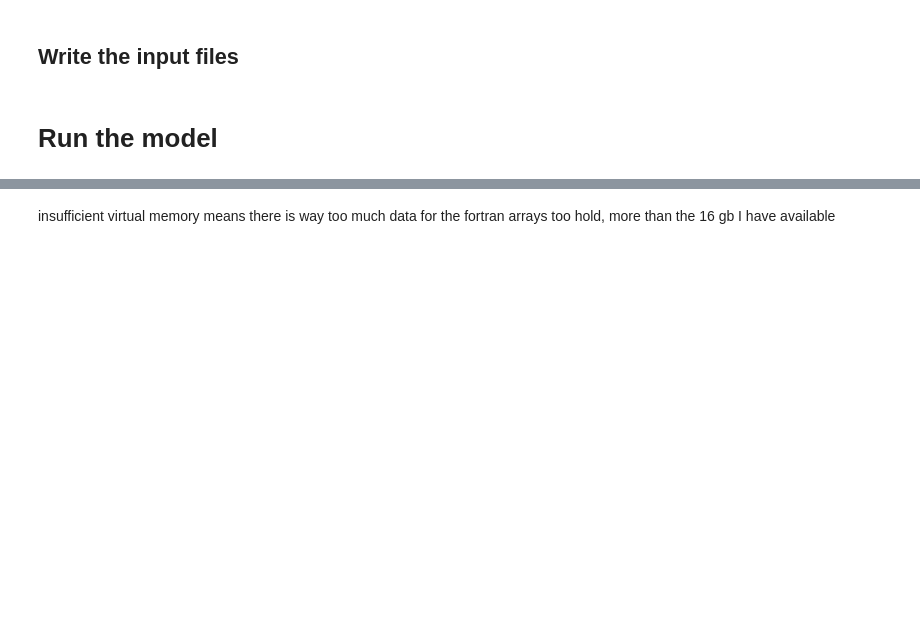
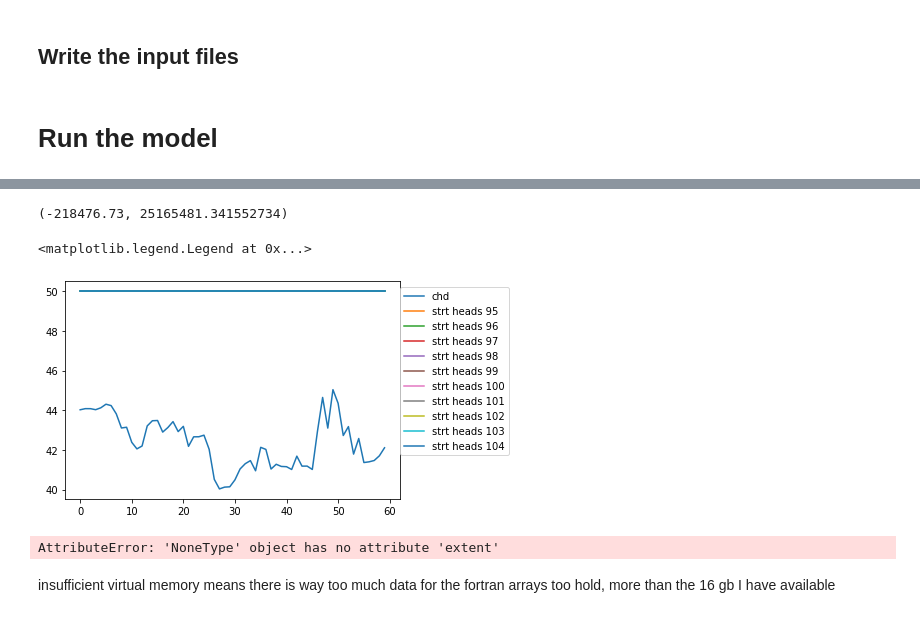
Before and after one commit to andrewcalderwood/CosumnesRiverRecharge, a Jupyter notebook: modflow_development/RIV_Regional/WEL_RIV_RCH_GHB_tprogs.ipynb, the cells around one changed output, grey strips where cells are left out. Cells and saved outputs as stored; diff of their text form; code cells hidden in the pictures; blank space fills up the shorter version.

Commit message:
First push into Riv regional

```diff
--- a/modflow_development/RIV_Regional/WEL_RIV_RCH_GHB_tprogs.ipynb
+++ b/modflow_development/RIV_Regional/WEL_RIV_RCH_GHB_tprogs.ipynb
@@ -146,11 +150,12 @@ elif os.path.exists(c_dir):
 
 loadpth = loadpth +'/GWFlowModel/Cosumnes/Cosumnes_simple/'
 model_ws = loadpth+'WEL_RIV_RCH_tprogs_'+str(nlay)+'layers'
+# %%
+m = flopy.modflow.Modflow(modelname = 'MF', exe_name = 'mf2005.exe',
+                          version = 'mf2005', model_ws=model_ws)
+# m = flopy.modflow.Modflow(modelname = 'MF', exe_name = 'mf2005.exe',
+#                           version = 'mf2005', model_ws='data')
 # %%
-m = flopy.modflow.Modflow(modelname = 'MF', exe_name = 'MODFLOW-NWT.exe',
-                          version = 'mfnwt', model_ws=model_ws)
-# m = flopy.modflow.Modflow(modelname = 'MF', exe_name = 'mf2005',
-#                           version = 'mf2005', model_ws='data')
 #lenuni = 1 is in ft, lenuni = 2 is in meters
 # itmuni is time unit 5 = years, 4=days, 3 =hours, 2=minutes, 1=seconds
 dis = flopy.modflow.ModflowDis(nrow=nrow, ncol=ncol,
@@ -496,8 +524,8 @@ grid_sfr = grid_sfr.join(grid_ref.set_index(['row_regional','column_regional']),
 # %%
 # xs_sfr.reach_new = xs_sfr.reach_new.astype(int)
 # %%
-grid_sfr.row = (grid_sfr.row.values-1).astype(int)
-grid_sfr.column = (grid_sfr.column.values-1).astype(int)
+grid_sfr.row_regional = (grid_sfr.row.values-1).astype(int)
+grid_sfr.column_regional = (grid_sfr.column.values-1).astype(int)
 # %%
 # Determine which layer the streamcell is in
 # since the if statement only checks whether the first layer is greater than the streambed elevation,
@@ -570,8 +598,9 @@ In general, the location of Michigan Bar is near the boundary where there is tot
 ibound = np.ones([nlay, nrow,ncol])
 strt = np.ones((nlay, nrow, ncol), dtype = np.float32)
 # The model should start in hydraulic connection
-strt[:,:,:] = np.mean(m.dis.top[:,:], axis = 0)
-
+# strt[:,:,:] = np.copy(dem_data)
+strt[:,:,:] = m.dis.top.array
+# strt
 # cutoff_elev = 56
 # ibound = ibound*(dem_data<cutoff_elev)
 
@@ -1469,0 +1567,16 @@ m.write_input()
+# %%
+wel.stress_period_data[0].flux.sum(), rch.rech.array[0,0,:,:].sum()*270*270
+# %% [output]
+(-218476.73, 25165481.341552734)
+# %%
+import matplotlib.pyplot as plt
+fig,ax = plt.subplots()
+
+ax.plot(chd_vals, label = 'chd')
+for n in np.arange(95,105):
+    ax.plot(strt[0,:,n],label='strt heads '+str(n))
+
+plt.legend(loc=(1,0.2))
+# %% [output]
+<matplotlib.legend.Legend at 0x...>
+[figure, added]
@@ -1470,2 +1588,11 @@ m.write_input()
+# %%
+# Plot the basic model grid and sensors
+plt.rcParams["figure.figsize"] = (20,10)
+#fig = plot_lines(mg.grid_lines)
+plt.scatter(x = mg.extent[0:2], y = mg.extent[2:])
+# plot_lines(mg.grid_lines)
+plt.scatter(east, north, c='r')
+# %% [output]
+AttributeError: 'NoneType' object has no attribute 'extent'
 # %% [markdown]
  insufficient virtual memory means there is way too much data for the fortran arrays too hold, more than the 16 gb I have available
```
Also changed, not shown: parts of 31 cells of this notebook, 5 other files.
